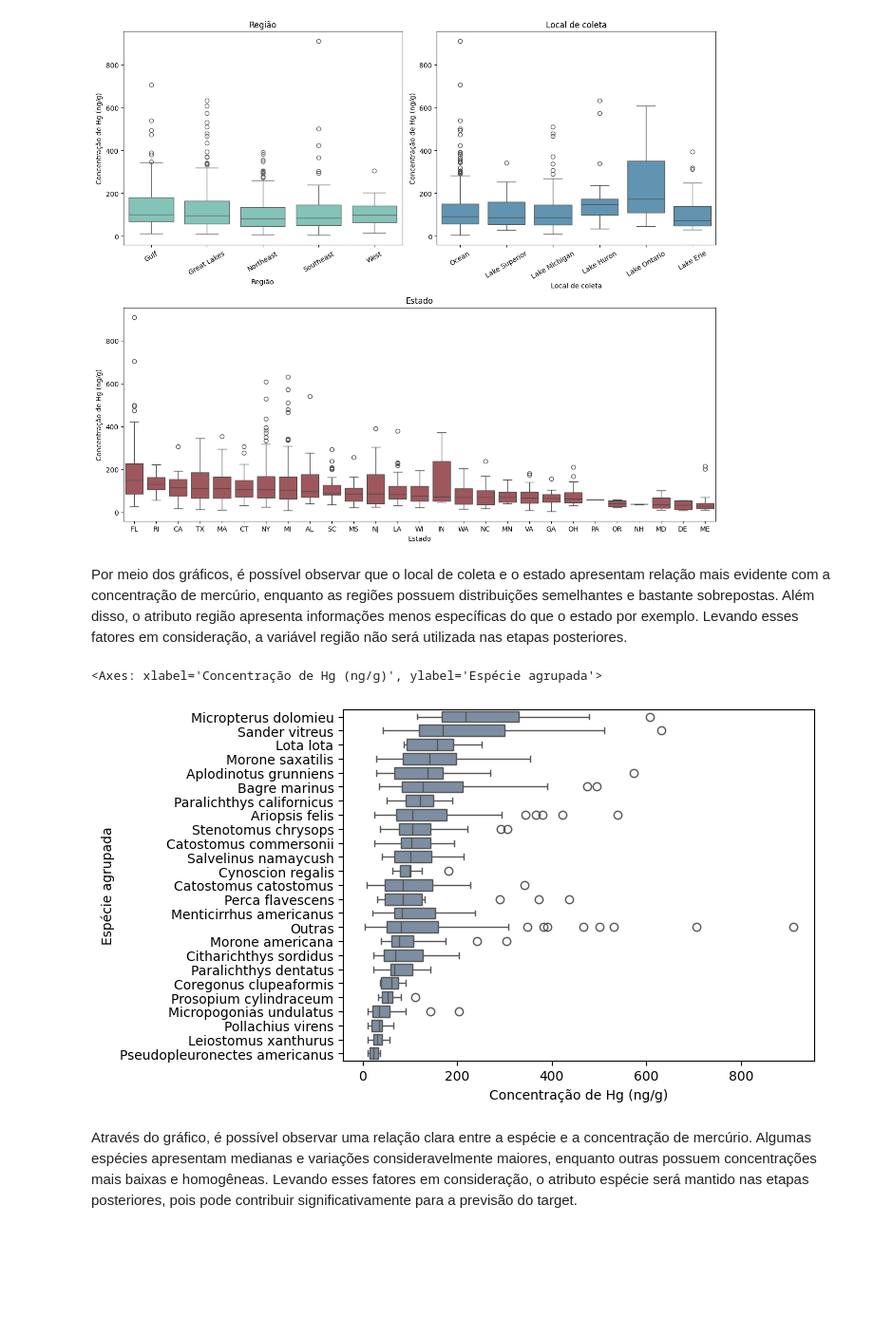
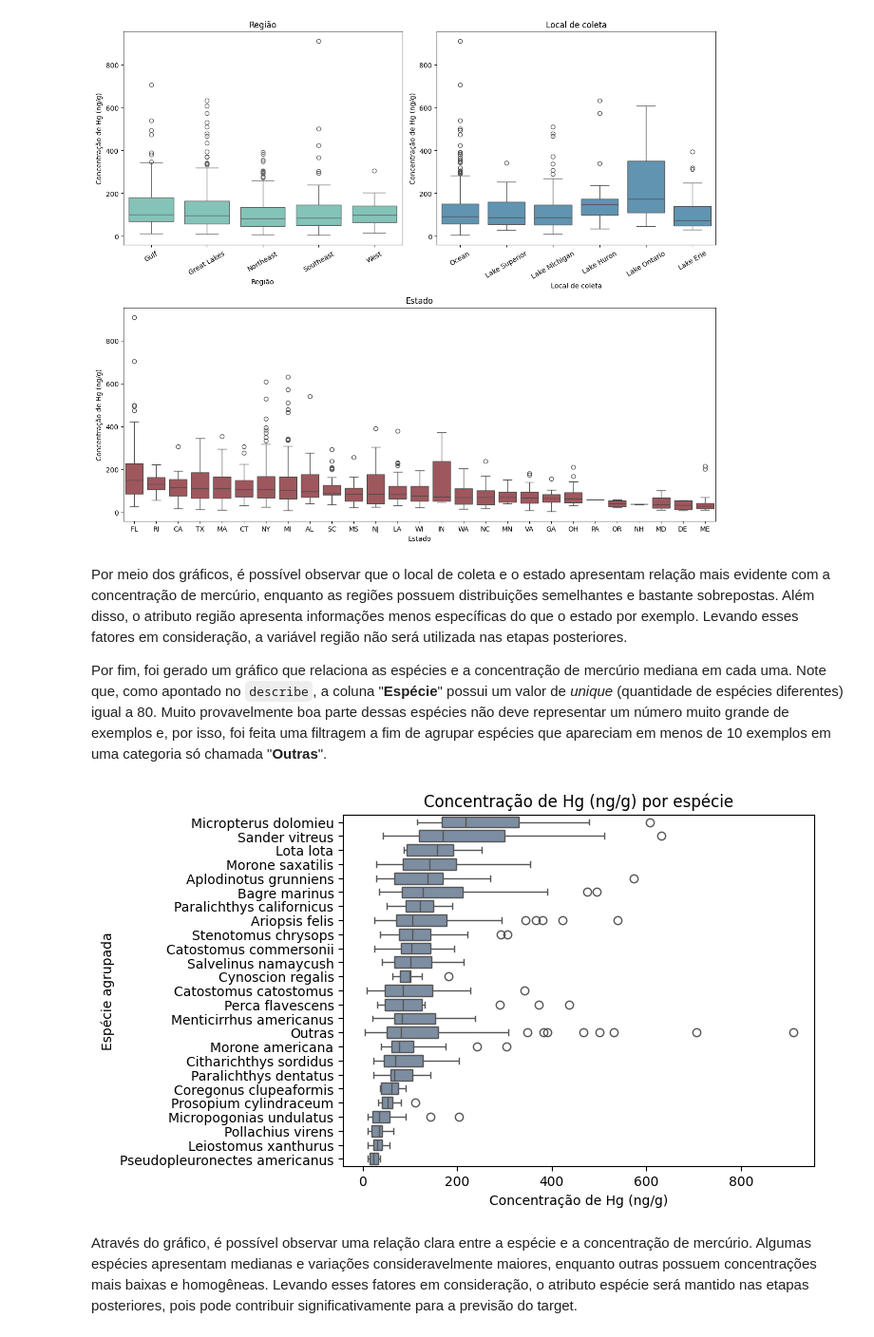
Before and after one commit to PangioAAA/Cubo_gelatinoso, a Jupyter notebook: Notebook/Cubo gelatinoso.ipynb, the cells around one changed output. Shown at 95% size. Cells and saved outputs as stored; diff of their text form; code cells hidden in the pictures; blank space fills up the shorter version.

```diff
--- a/Notebook/Cubo gelatinoso.ipynb
+++ b/Notebook/Cubo gelatinoso.ipynb
@@ -291,26 +311,30 @@ plt.show()
 [figure]
 # %% [markdown]
 Por meio dos gráficos, é possível observar que o local de coleta e o estado apresentam relação mais evidente com a concentração de mercúrio, enquanto as regiões possuem distribuições semelhantes e bastante sobrepostas. Além disso, o atributo região apresenta informações menos específicas do que o estado por exemplo. Levando esses fatores em consideração, a variável região não será utilizada nas etapas posteriores.
+
+Por fim, foi gerado um gráfico que relaciona as espécies e a concentração de mercúrio mediana em cada uma. Note que, como apontado no `describe`, a coluna "**Espécie**" possui um valor de *unique* (quantidade de espécies diferentes) igual a 80. Muito provavelmente boa parte dessas espécies não deve representar um número muito grande de exemplos e, por isso, foi feita uma filtragem a fim de agrupar espécies que apareciam em menos de 10 exemplos em uma categoria só chamada "**Outras**".
 # %%
 contagem_especies = df_corrigido2["Espécie"].value_counts()
 especies_frequentes = contagem_especies[contagem_especies >= 10].index
 
 df_corrigido2["Espécie agrupada"] = df_corrigido2["Espécie"].where(
     df_corrigido2["Espécie"].isin(especies_frequentes), "Outras"
 )
 
 ordem_especies = df_corrigido2.groupby("Espécie agrupada")["Concentração de Hg (ng/g)"].median().sort_values(ascending=False).index
 
 sns.boxplot(
     data=df_corrigido2,
     y="Espécie agrupada",
     x="Concentração de Hg (ng/g)",
     order=ordem_especies,
     color="#778DA9"
 )
+
+plt.title("Concentração de Hg (ng/g) por espécie")
+plt.show()
 # %% [output]
-<Axes: xlabel='Concentração de Hg (ng/g)', ylabel='Espécie agrupada'>
-[figure, old version]
+[figure, new version]
 # %% [markdown]
 Através do gráfico, é possível observar uma relação clara entre a espécie e a concentração de mercúrio. Algumas espécies apresentam medianas e variações consideravelmente maiores, enquanto outras possuem concentrações mais baixas e homogêneas. Levando esses fatores em consideração, o atributo espécie será mantido nas etapas posteriores, pois pode contribuir significativamente para a previsão do target.
 # %%
```
Also changed, not shown: parts of 13 cells of this notebook, 1 other file.
